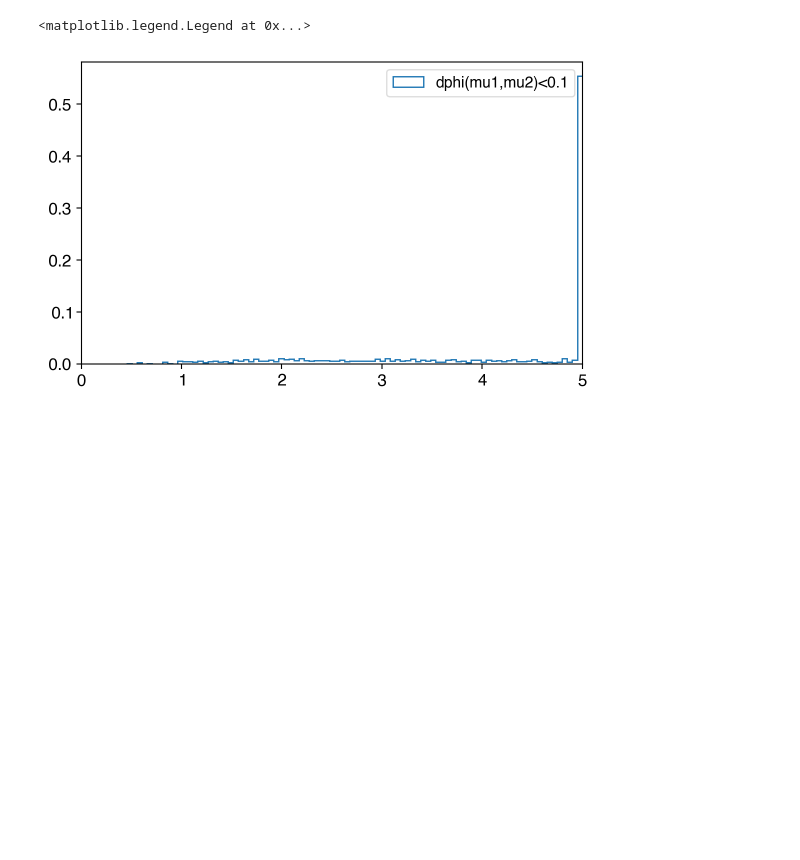
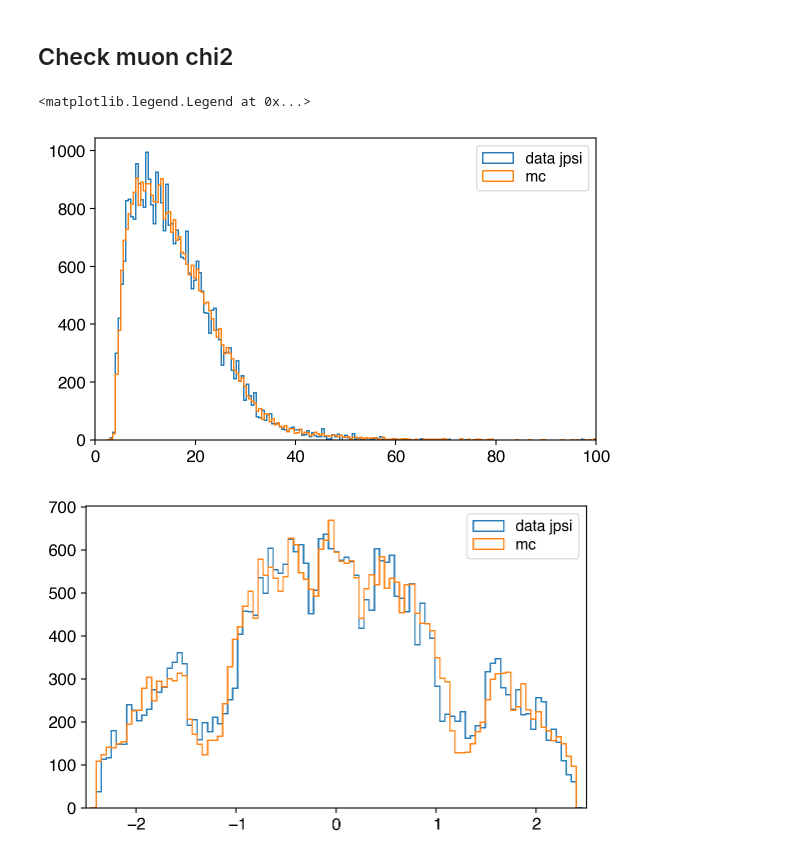
Before and after one commit to usarica/scouting, a Jupyter notebook: analysis/distributions.ipynb, the cells around one changed output. Drawn from its saved outputs; the diff is of its cells as text; code cells hidden in the pictures; blank space fills up the shorter version.

```diff
--- a/analysis/distributions.ipynb
+++ b/analysis/distributions.ipynb
@@ -390,10 +368,2 @@ uaf-10.t2.ucsd.edu/~namin/dump/plots/plots_misc_v2/
-# %%
-fig, ax = plt.subplots()
-df = df_data.query("(dimuon_mass>10) and (absdphimumu > 3.1)")
-Hist1D(df["dimuon_mass"]/df["dimuon_pt"],bins=np.linspace(0.0,5.0,100)).normalize().plot(histtype="step",label="dphi(mu1,mu2)<0.1")
-ax.legend()
-# ax.set_title("Leading muon dxy for mass>10GeV in data")
-# fig.savefig("plots_misc_v2/leadingmuondxy_splitphi_mass10.png")
-# %% [output]
-<matplotlib.legend.Legend at 0x...>
-[figure, removed]
+# %% [markdown]
+## Check muon chi2
@@ -400,3 +387,28 @@ ax.legend()
+# %%
+df_on = df_data.query("(2.95<dimuon_mass<3.2)")
+
+weights = get_pteta_weights(
+    df_mc["Muon2_pt"],
+    df_mc["Muon2_eta"],
+    df_on["Muon2_pt"],
+    df_on["Muon2_eta"],
+)
+# Hist1D(weights,bins=np.linspace(0.,100,100)).plot()
+# is_signal
+
+fig, ax = plt.subplots()
+Hist1D(df_on["Muon2_pt"],bins=np.linspace(0,100,200),weights=weights).plot(histtype="step",label="data jpsi")
+Hist1D(df_mc["Muon2_pt"],bins=np.linspace(0,100,200)).plot(histtype="step",label="mc")
+ax.legend()
+
+fig, ax = plt.subplots()
+Hist1D(df_on["Muon2_eta"],bins=np.linspace(-2.5,2.5,100),weights=weights).plot(histtype="step",label="data jpsi")
+Hist1D(df_mc["Muon2_eta"],bins=np.linspace(-2.5,2.5,100)).plot(histtype="step",label="mc")
+ax.legend()
+# %% [output]
+<matplotlib.legend.Legend at 0x...>
+[figure, added]
+[figure, added]
 # %%
 df_off = df_data.query("(1<dimuon_mass<4) and not (2.95<dimuon_mass<3.2)")
 df_on = df_data.query("(2.95<dimuon_mass<3.2)")
```
Also changed, not shown: parts of 31 cells of this notebook, 14 other files.
